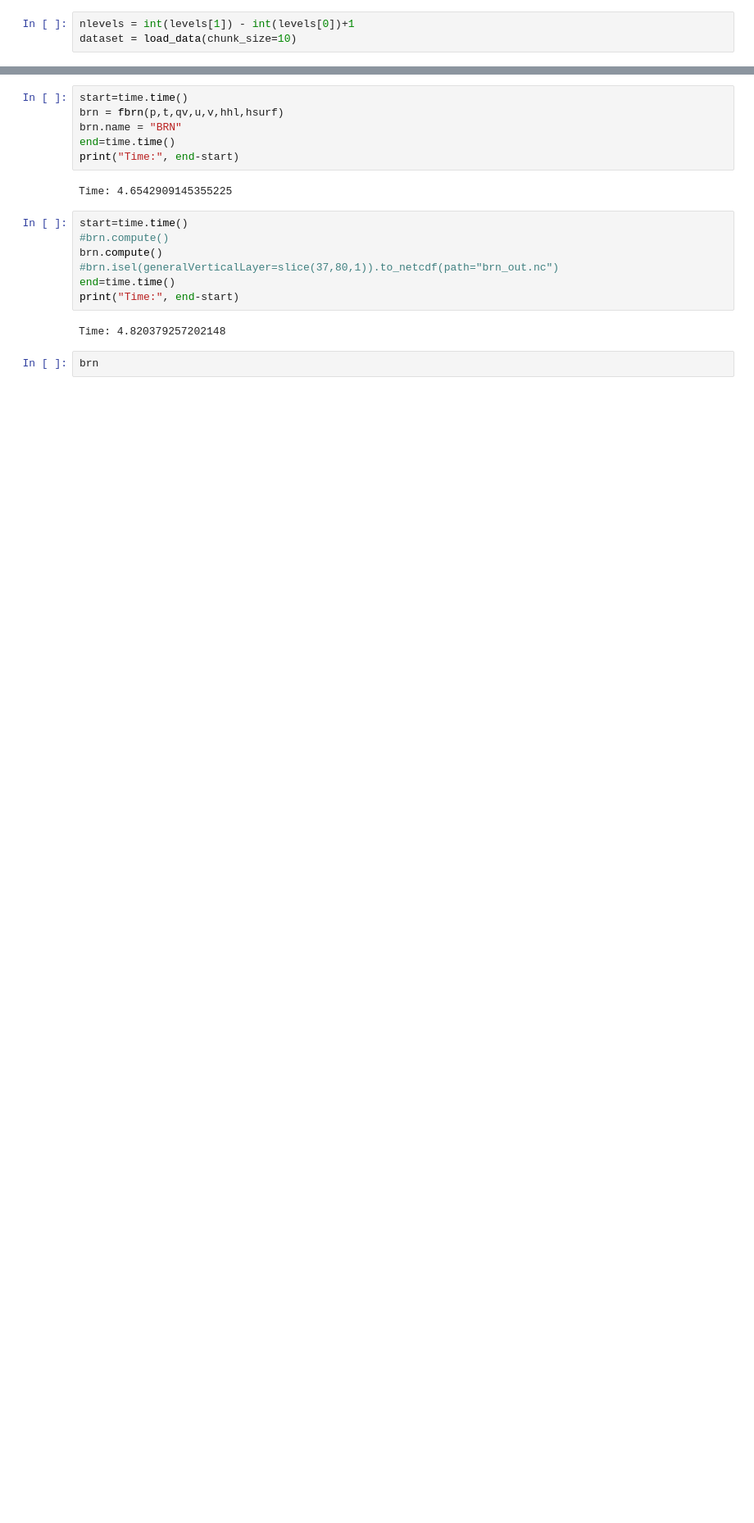
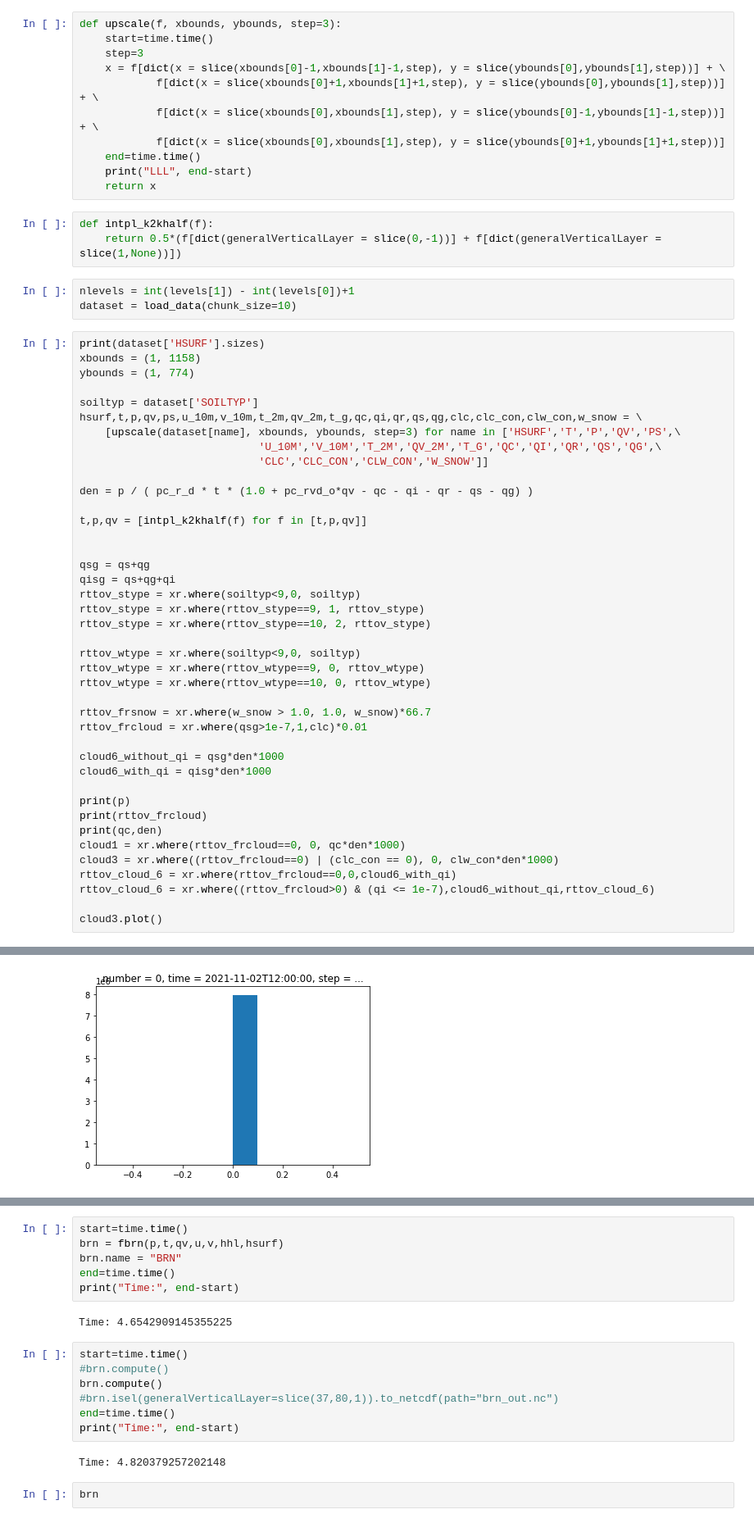
Before and after one commit to cosunae/postproc_np_products, a Jupyter notebook: notebook/satellite_prod.ipynb, the cells around one changed output, grey strips where cells are left out. Shown at 82% size. Cells and saved outputs as stored; diff of their text form; blank space fills up the shorter version.

```diff
--- a/notebook/satellite_prod.ipynb
+++ b/notebook/satellite_prod.ipynb
@@ -136,3 +147,59 @@ def load_data(chunk_size=10):
+# %%
+def upscale(f, xbounds, ybounds, step=3):
+    start=time.time()
+    step=3
+    x = f[dict(x = slice(xbounds[0]-1,xbounds[1]-1,step), y = slice(ybounds[0],ybounds[1],step))] + \
+            f[dict(x = slice(xbounds[0]+1,xbounds[1]+1,step), y = slice(ybounds[0],ybounds[1],step))] + \
+            f[dict(x = slice(xbounds[0],xbounds[1],step), y = slice(ybounds[0]-1,ybounds[1]-1,step))] + \
+            f[dict(x = slice(xbounds[0],xbounds[1],step), y = slice(ybounds[0]+1,ybounds[1]+1,step))]
+    end=time.time()
+    print("LLL", end-start)
+    return x
+# %%
+def intpl_k2khalf(f):
+    return 0.5*(f[dict(generalVerticalLayer = slice(0,-1))] + f[dict(generalVerticalLayer = slice(1,None))])
 # %%
 nlevels = int(levels[1]) - int(levels[0])+1
 dataset = load_data(chunk_size=10)
+# %%
+print(dataset['HSURF'].sizes)
+xbounds = (1, 1158)
+ybounds = (1, 774)
+
+soiltyp = dataset['SOILTYP']
+hsurf,t,p,qv,ps,u_10m,v_10m,t_2m,qv_2m,t_g,qc,qi,qr,qs,qg,clc,clc_con,clw_con,w_snow = \
+    [upscale(dataset[name], xbounds, ybounds, step=3) for name in ['HSURF','T','P','QV','PS',\
+                            'U_10M','V_10M','T_2M','QV_2M','T_G','QC','QI','QR','QS','QG',\
+                            'CLC','CLC_CON','CLW_CON','W_SNOW']]
+
+den = p / ( pc_r_d * t * (1.0 + pc_rvd_o*qv - qc - qi - qr - qs - qg) )
+
+t,p,qv = [intpl_k2khalf(f) for f in [t,p,qv]]
+
+
+qsg = qs+qg
+qisg = qs+qg+qi
+rttov_stype = xr.where(soiltyp<9,0, soiltyp)
+rttov_stype = xr.where(rttov_stype==9, 1, rttov_stype)
+rttov_stype = xr.where(rttov_stype==10, 2, rttov_stype)
+
+rttov_wtype = xr.where(soiltyp<9,0, soiltyp)
+rttov_wtype = xr.where(rttov_wtype==9, 0, rttov_wtype)
+rttov_wtype = xr.where(rttov_wtype==10, 0, rttov_wtype)
+
+rttov_frsnow = xr.where(w_snow > 1.0, 1.0, w_snow)*66.7
+rttov_frcloud = xr.where(qsg>1e-7,1,clc)*0.01
+
+cloud6_without_qi = qsg*den*1000
+cloud6_with_qi = qisg*den*1000
+
+print(p)
+print(rttov_frcloud)
+print(qc,den)
+cloud1 = xr.where(rttov_frcloud==0, 0, qc*den*1000)
+cloud3 = xr.where((rttov_frcloud==0) | (clc_con == 0), 0, clw_con*den*1000)
+rttov_cloud_6 = xr.where(rttov_frcloud==0,0,cloud6_with_qi)
+rttov_cloud_6 = xr.where((rttov_frcloud>0) & (qi <= 1e-7),cloud6_without_qi,rttov_cloud_6)
+
+cloud3.plot()
+# %% [output]
@@ -138,0 +228 @@ dataset = load_data(chunk_size=10)
+[figure, added]
```
Also changed, not shown: parts of 6 cells of this notebook, 2 other files.
